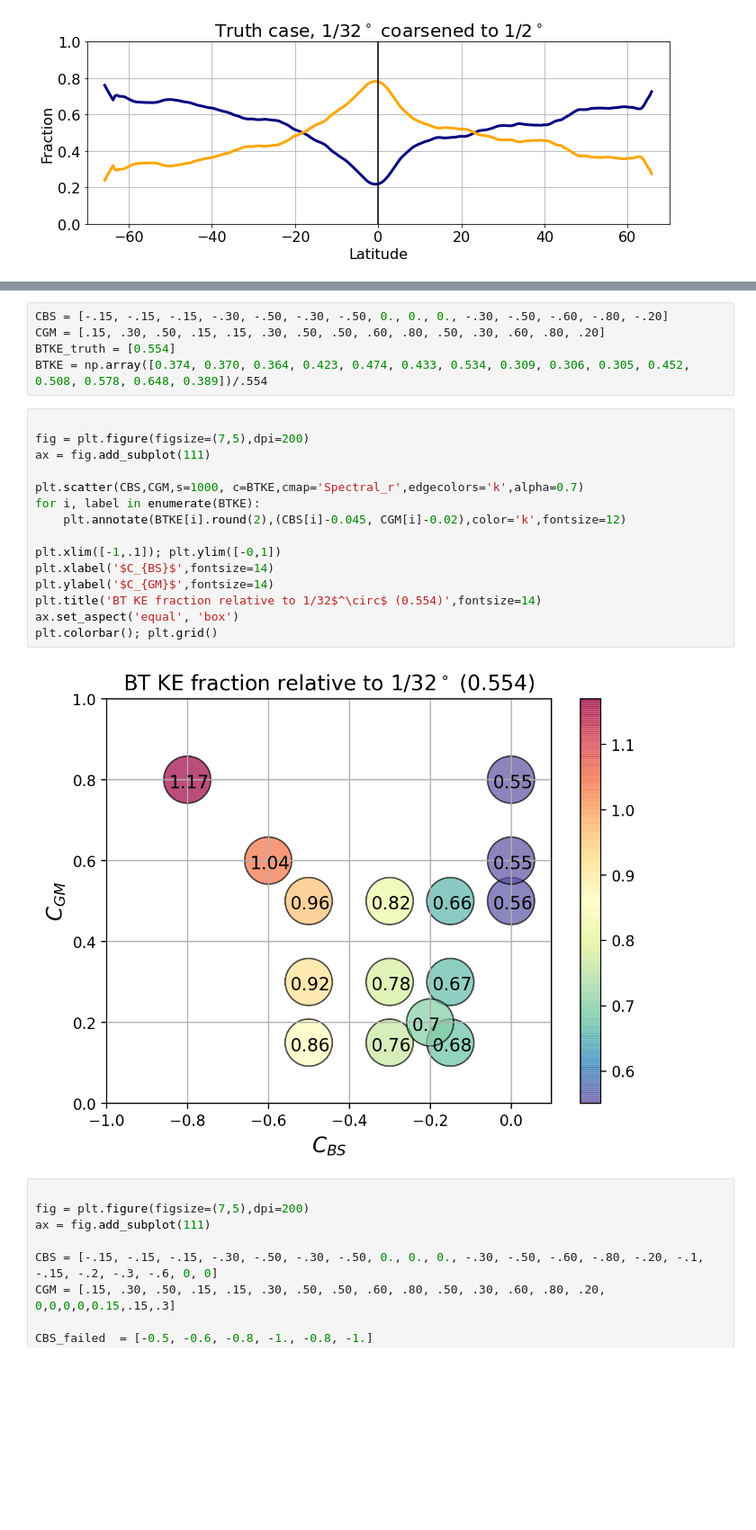
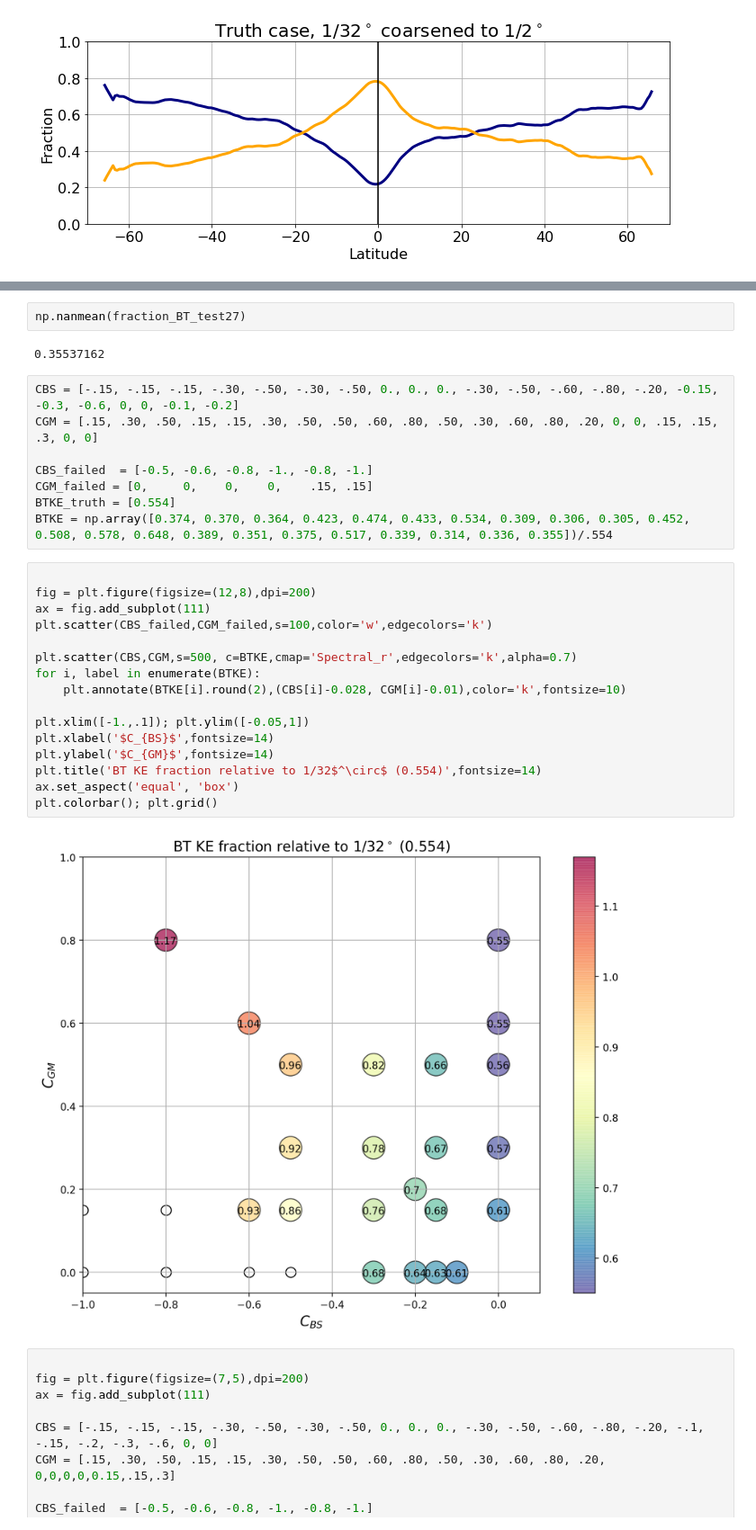
Before and after one commit to ElizabethYankovsky/Neverworld2-Analysis, a Jupyter notebook: Parameterized_runs_analysis/MEKEGMBS_BTBC_partitioning.ipynb, the cells around one changed output, grey strips where cells are left out. Shown: that part at 90% size. Saved outputs shown, nothing was run; the diff lists cells and outputs as text; blank space fills up the shorter version.

```diff
--- a/Parameterized_runs_analysis/MEKEGMBS_BTBC_partitioning.ipynb
+++ b/Parameterized_runs_analysis/MEKEGMBS_BTBC_partitioning.ipynb
@@ -552,25 +497,33 @@ plt.tight_layout()
+# %%
+np.nanmean(fraction_BT_test27)
+# %% [output]
+0.35537162
 # %%
-CBS = [-.15, -.15, -.15, -.30, -.50, -.30, -.50, 0., 0., 0., -.30, -.50, -.60, -.80, -.20]
-CGM = [.15, .30, .50, .15, .15, .30, .50, .50, .60, .80, .50, .30, .60, .80, .20]
+CBS = [-.15, -.15, -.15, -.30, -.50, -.30, -.50, 0., 0., 0., -.30, -.50, -.60, -.80, -.20, -0.15, -0.3, -0.6, 0, 0, -0.1, -0.2]
+CGM = [.15, .30, .50, .15, .15, .30, .50, .50, .60, .80, .50, .30, .60, .80, .20, 0, 0, .15, .15, .3, 0, 0]
+
+CBS_failed  = [-0.5, -0.6, -0.8, -1., -0.8, -1.]
+CGM_failed = [0,     0,    0,    0,    .15, .15]
 BTKE_truth = [0.554]
-BTKE = np.array([0.374, 0.370, 0.364, 0.423, 0.474, 0.433, 0.534, 0.309, 0.306, 0.305, 0.452, 0.508, 0.578, 0.648, 0.389])/.554
+BTKE = np.array([0.374, 0.370, 0.364, 0.423, 0.474, 0.433, 0.534, 0.309, 0.306, 0.305, 0.452, 0.508, 0.578, 0.648, 0.389, 0.351, 0.375, 0.517, 0.339, 0.314, 0.336, 0.355])/.554
 # %%
 
-fig = plt.figure(figsize=(7,5),dpi=200)
+fig = plt.figure(figsize=(12,8),dpi=200)
 ax = fig.add_subplot(111)
+plt.scatter(CBS_failed,CGM_failed,s=100,color='w',edgecolors='k')
 
-plt.scatter(CBS,CGM,s=1000, c=BTKE,cmap='Spectral_r',edgecolors='k',alpha=0.7)
+plt.scatter(CBS,CGM,s=500, c=BTKE,cmap='Spectral_r',edgecolors='k',alpha=0.7)
 for i, label in enumerate(BTKE):
-    plt.annotate(BTKE[i].round(2),(CBS[i]-0.045, CGM[i]-0.02),color='k',fontsize=12)
+    plt.annotate(BTKE[i].round(2),(CBS[i]-0.028, CGM[i]-0.01),color='k',fontsize=10)
 
-plt.xlim([-1,.1]); plt.ylim([-0,1])
+plt.xlim([-1.,.1]); plt.ylim([-0.05,1])
 plt.xlabel('$C_{BS}$',fontsize=14)
 plt.ylabel('$C_{GM}$',fontsize=14)
 plt.title('BT KE fraction relative to 1/32$^\circ$ (0.554)',fontsize=14)
 ax.set_aspect('equal', 'box')
 plt.colorbar(); plt.grid()
 # %% [output]
-[figure, old version]
+[figure, new version]
 # %%
 
 fig = plt.figure(figsize=(7,5),dpi=200)
```
Also changed, not shown: parts of 7 cells of this notebook, 6 other files.
